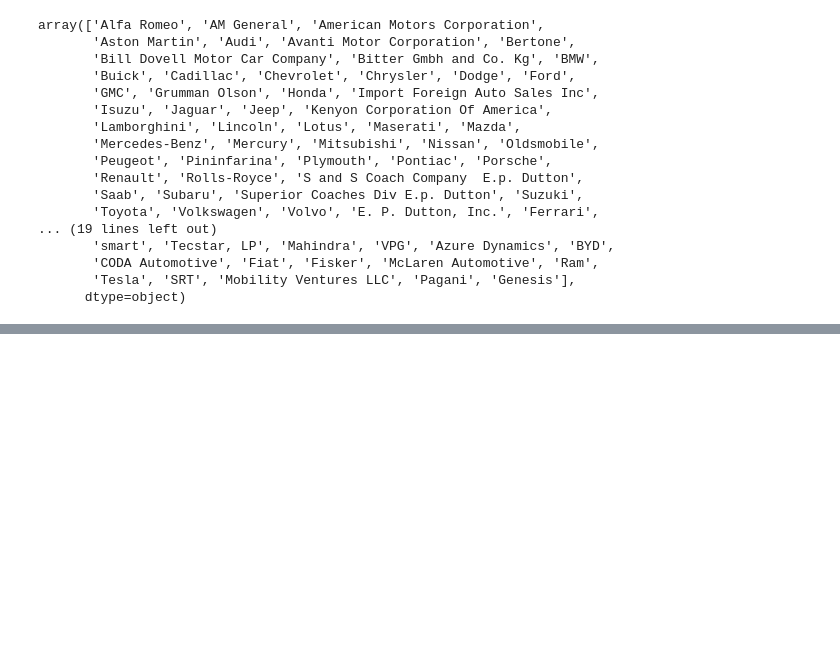
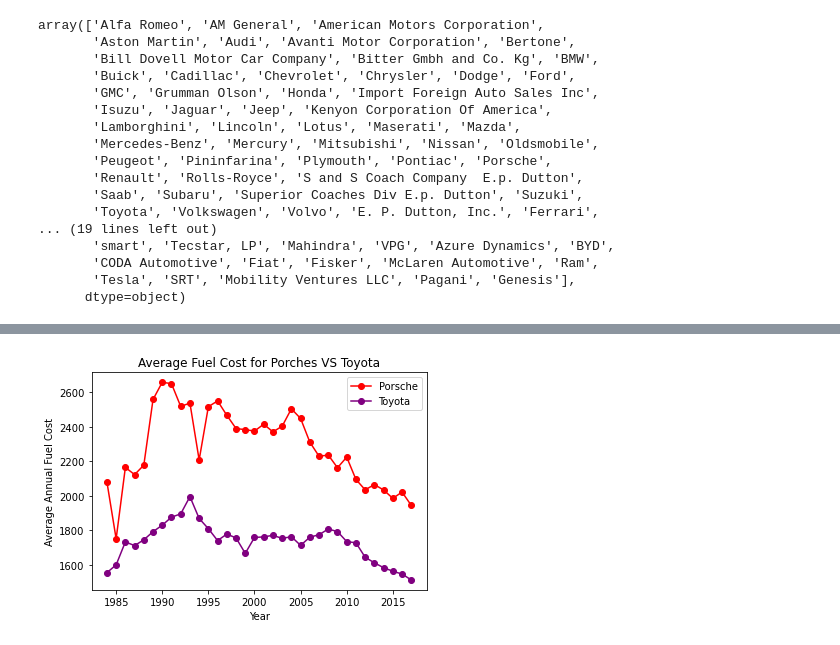
Before and after one commit to geraldwattsthethird/Fuel-Cost-Analysis, a Jupyter notebook: Fuel_Cost.ipynb, the cells around one changed output, grey strips where cells are left out. Saved outputs shown, nothing was run; the diff lists cells and outputs as text; code cells hidden in the pictures; blank space fills up the shorter version.

```diff
--- a/Fuel_Cost.ipynb
+++ b/Fuel_Cost.ipynb
@@ -155,0 +189,16 @@ t_data = fuel_cost.loc[fuel_cost['Make'] == 'Toyota']
+# %%
+por_plot, = plt.plot(years, por_fcost, marker='o', color='Red', label="Porsche")
+toy_plot, = plt.plot(years, toy_fcost, marker='o', color='Purple', label="Toyota")
+
+# Legend
+plt.legend(handles=[por_plot, toy_plot], loc="best")
+
+
+# Labels
+plt.xlabel("Year")
+plt.ylabel("Average Annual Fuel Cost")
+plt.title("Average Fuel Cost for Porches VS Toyota")
+
+plt.show()
+# %% [output]
+[figure, added]
```
Also changed, not shown: parts of 8 cells of this notebook.
